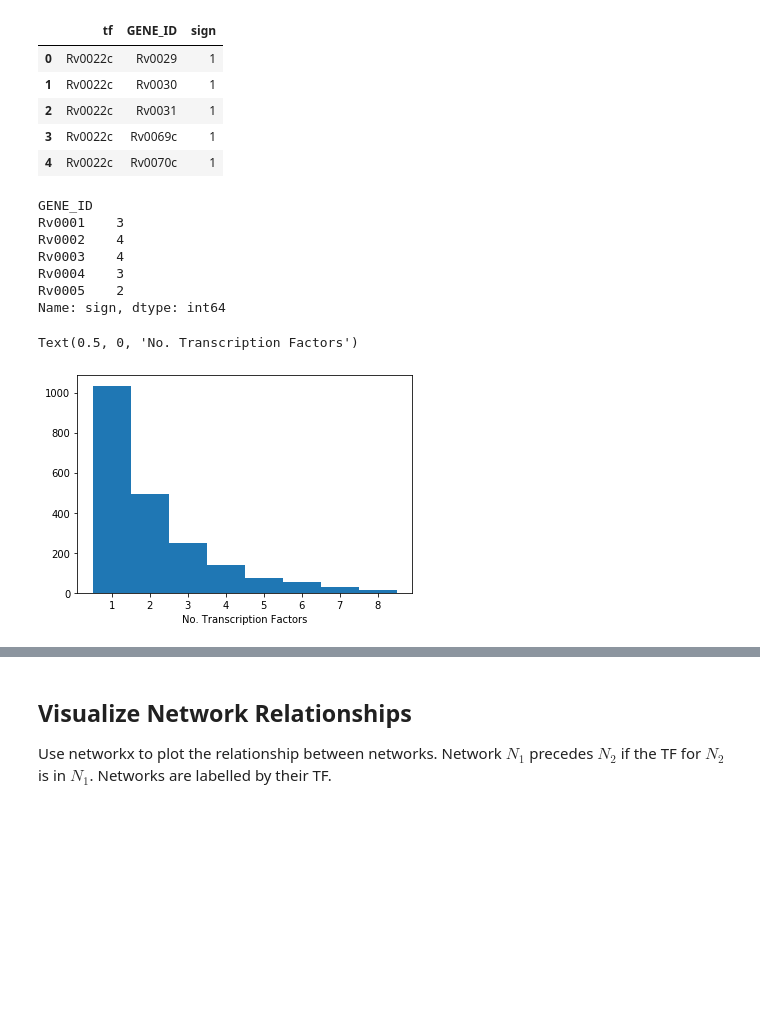
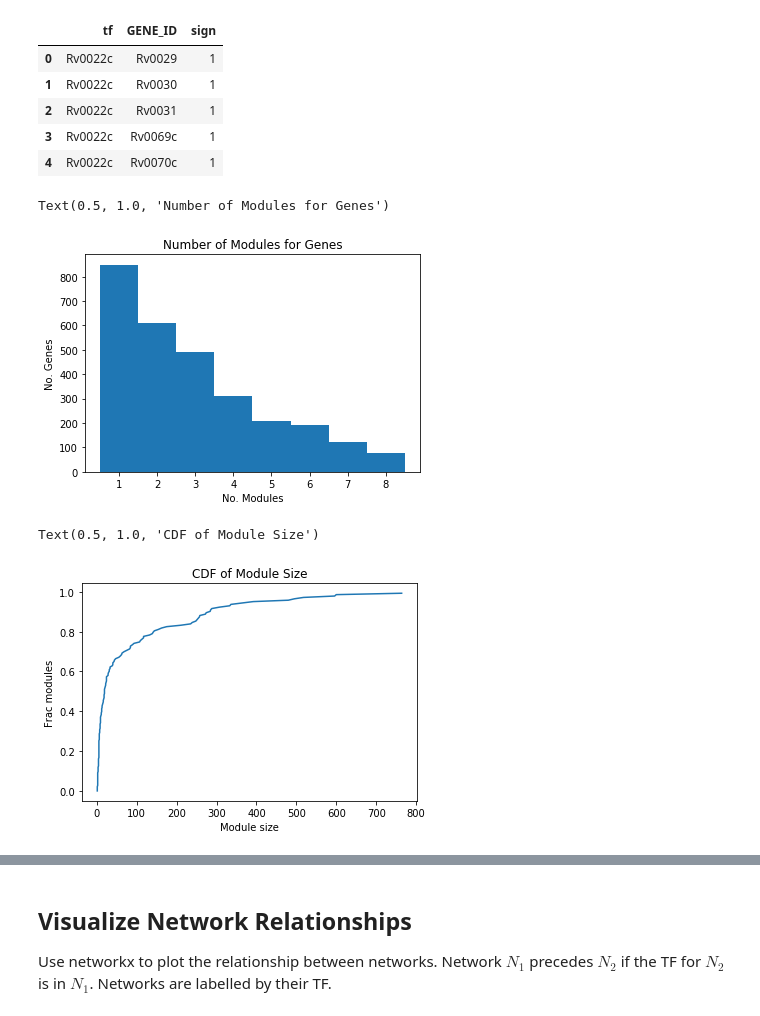
Before and after one commit to uwescience/xstate, a Jupyter notebook: notebooks/Analysis of Transcription Regulatory Networks.ipynb, the cells around one changed output, grey strips where cells are left out. Saved outputs shown, nothing was run; the diff lists cells and outputs as text; code cells hidden in the pictures; blank space fills up the shorter version.

```diff
--- a/notebooks/Analysis of Transcription Regulatory Networks.ipynb
+++ b/notebooks/Analysis of Transcription Regulatory Networks.ipynb
@@ -33,18 +31,26 @@ dfg_signed = PROVIDER.df_trn_signed.groupby(cn.GENE_ID)
-# %%
-ser = dfg_signed.count()[cn.SIGN]
-ser.head()
-# %% [output]
-GENE_ID
-Rv0001    3
-Rv0002    4
-Rv0003    4
-Rv0004    3
-Rv0005    2
-Name: sign, dtype: int64
 # %%
+dfg_signed = PROVIDER.df_trn_unsigned.groupby(cn.GENE_ID)
+ser = dfg_signed.count()[cn.SIGN]
+ser.head()
 xv = [v - 0.5 for v in range(1,10)]
 plt.hist(ser.values, bins=xv)
-plt.xlabel("No. Transcription Factors")
+plt.xlabel("No. Modules")
+plt.ylabel("No. Genes")
+plt.title("Number of Modules for Genes")
 # %% [output]
-Text(0.5, 0, 'No. Transcription Factors')
+Text(0.5, 1.0, 'Number of Modules for Genes')
-[figure, old version]
+[figure, new version]
+# %%
+# Module size distribution
+ser = (PROVIDER.df_trn_unsigned.groupby(cn.TF)["sign"].count())
+ser.head()
+xv = [v / len(ser) for v in range(len(ser))]
+ser = ser.sort_values(ascending=True)
+#plt.hist(ser.values, bins=xv)
+plt.plot(ser, xv)
+plt.ylabel("Frac modules")
+plt.xlabel("Module size")
+plt.title("CDF of Module Size")
+# %% [output]
+Text(0.5, 1.0, 'CDF of Module Size')
+[figure, added]
```
Also changed, not shown: parts of 7 cells of this notebook.
